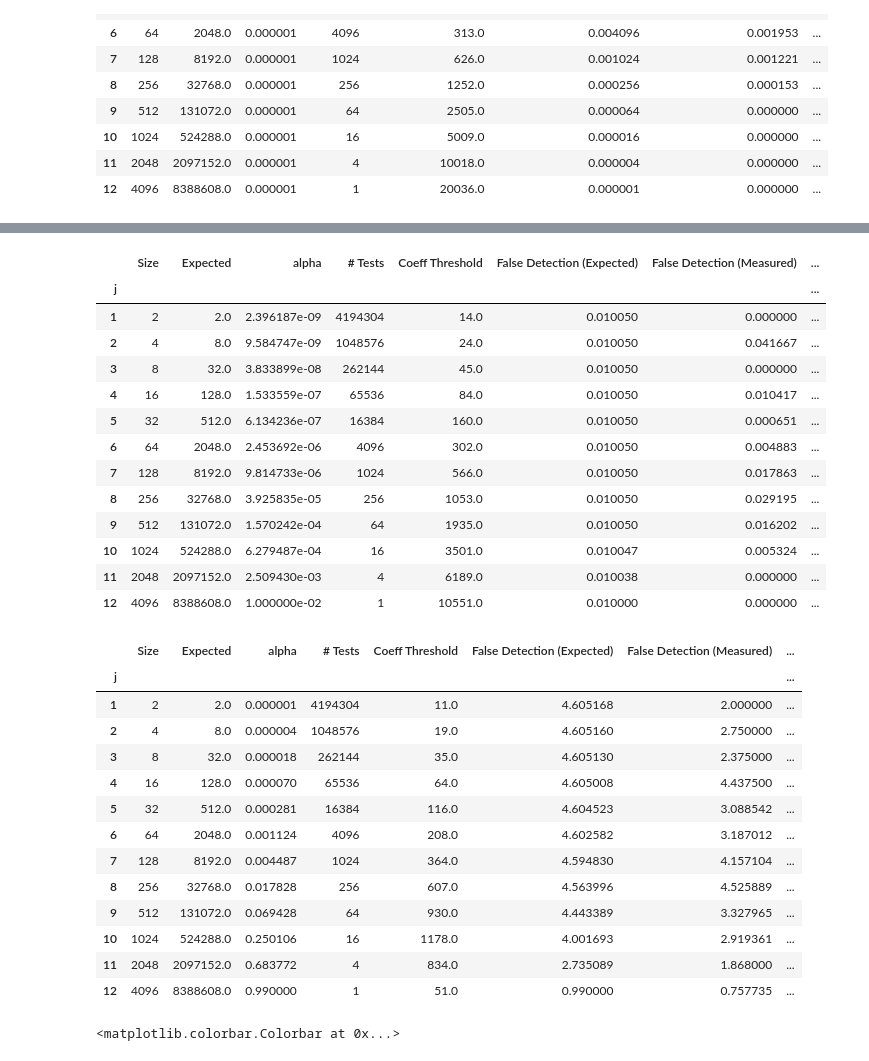
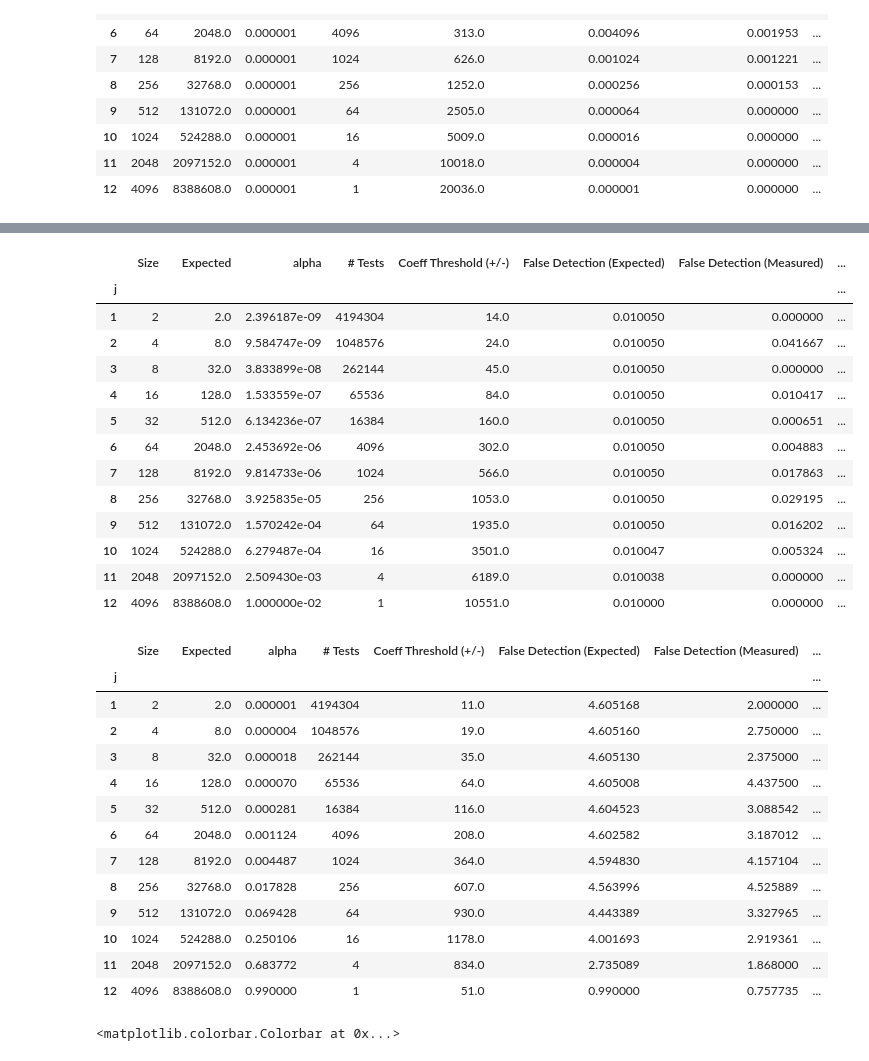
Before and after one commit to sparkofreason/fermi2, a Jupyter notebook: skellam.ipynb, the cells around one changed output, grey strips where cells are left out. Drawn from its saved outputs; the diff is of its cells as text; code cells hidden in the pictures.

```diff
--- a/skellam.ipynb
+++ b/skellam.ipynb
@@ -40,8 +40,9 @@ def level_stats(J, alpha, fwer_fn, m):
         alpha_j = fwer_fn(alpha, J-j)
         N = (4**j)/2
         countsError = skellam.isf(alpha_j/2, N, N) if alpha_j/2 < 0.5 else skellam.ppf(alpha_j/2, N, N)
-        measuredStd = (numpy.std(m['hs'][j-1]) + numpy.std(m['vs'][j-1]) + numpy.std(m['ds'][j-1]))/3
-        measuredFalse = (numpy.count_nonzero(m['hs'][j-1] != 0) + numpy.count_nonzero(m['vs'][j-1] != 0) + numpy.count_nonzero(m['ds'][j-1] != 0))/(3*2**(2*j))
+        measuredStd = (numpy.std(m[level_key('wavelet', 'hs', j)]) + numpy.std(m[level_key('wavelet', 'vs', j)]) + numpy.std(m[level_key('wavelet', 'ds', j)]))/3
+        measuredFalse = (numpy.count_nonzero(m[level_key('wavelet', 'hs', j)] != 0) + numpy.count_nonzero(m[level_key('wavelet', 'vs', j)] != 0) +
+                         numpy.count_nonzero(m[level_key('wavelet', 'ds', j)] != 0))/(3*2**(2*j))
         rows.append([2**j, N, alpha_j, 2**(2*(J-j)), countsError, alpha_j*2**(2*(J-j)), measuredFalse, coeff_std(J, j, alpha_j), measuredStd])
     return pd.DataFrame(rows, index=pd.Index(range(1,J+1), name='j'), columns=['Size', 'Expected', 'alpha', '# Tests', 'Coeff Threshold (+/-)', 'False Detection (Expected)', 'False Detection (Measured)',
                                                                                'Coeff Std (Expected)', 'Coeff Std (Measured)'])
@@ -92,12 +115,12 @@ level_stats(J, alpha, lambda alpha, j: alpha, m['wavelet'])
 # %%
 J = 12
 fwer = 'sidak'
 alpha = 0.01
 wavelet_filename = f"{data}_{now}_{energy}_{fwer}_{alpha}.mmdpickle"
 m = mmapdict(wavelet_filename)
-level_stats(J, alpha, sidak, m['wavelet'])
+level_stats(J, alpha, sidak, m)
 # %% [output]
-|  | Size | Expected | alpha | # Tests | Coeff Threshold | False Detection (Expected) | False Detection (Measured) | ... |
+|  | Size | Expected | alpha | # Tests | Coeff Threshold (+/-) | False Detection (Expected) | False Detection (Measured) | ... |
 | j |  |  |  |  |  |  |  | ... |
 | 1 | 2 | 2.0 | 2.396187e-09 | 4194304 | 14.0 | 0.010050 | 0.000000 | ... |
 | 2 | 4 | 8.0 | 9.584747e-09 | 1048576 | 24.0 | 0.010050 | 0.041667 | ... |
@@ -117,9 +140,9 @@ fwer = 'sidak'
 alpha = 0.99
 wavelet_filename = f"{data}_{now}_{energy}_{fwer}_{alpha}.mmdpickle"
 m = mmapdict(wavelet_filename)
-level_stats(J, alpha, sidak, m['wavelet'])
+level_stats(J, alpha, sidak, m)
 # %% [output]
-|  | Size | Expected | alpha | # Tests | Coeff Threshold | False Detection (Expected) | False Detection (Measured) | ... |
+|  | Size | Expected | alpha | # Tests | Coeff Threshold (+/-) | False Detection (Expected) | False Detection (Measured) | ... |
 | j |  |  |  |  |  |  |  | ... |
 | 1 | 2 | 2.0 | 0.000001 | 4194304 | 11.0 | 4.605168 | 2.000000 | ... |
 | 2 | 4 | 8.0 | 0.000004 | 1048576 | 19.0 | 4.605160 | 2.750000 | ... |
```
Also changed, not shown: parts of 5 cells of this notebook, 5 other files.
